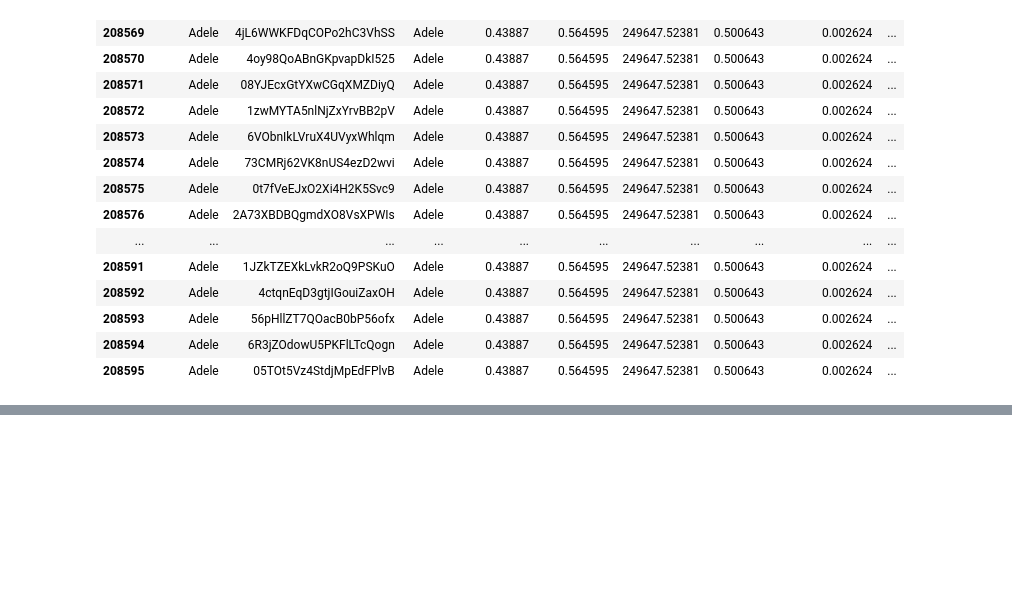
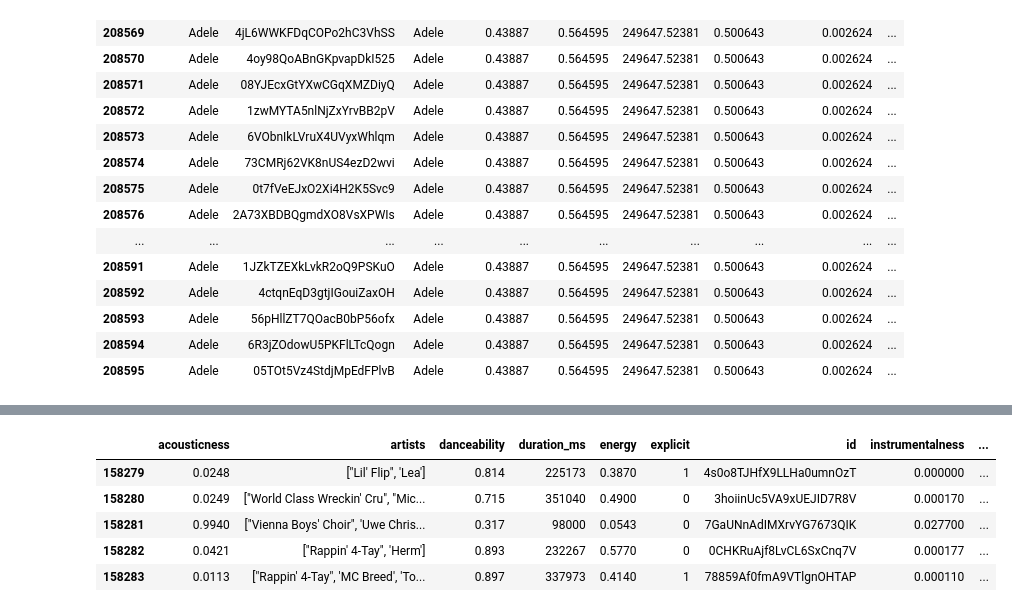
Before and after one commit to ish-kumar/Spotify-Recommender-System, a Jupyter notebook: recommender system/recommender.ipynb, the cells around one changed output, grey strips where cells are left out. Cells and saved outputs as stored; diff of their text form; code cells hidden in the pictures; blank space fills up the shorter version.

```diff
--- a/recommender system/recommender.ipynb
+++ b/recommender system/recommender.ipynb
@@ -224,0 +233,9 @@ spotify_df.head()
+# %%
+spotify_df.tail()
+# %% [output]
+|  | acousticness | artists | danceability | duration_ms | energy | explicit | id | instrumentalness | ... |
+| 158279 | 0.0248 | ["Lil' Flip", 'Lea'] | 0.814 | 225173 | 0.3870 | 1 | 4s0o8TJHfX9LLHa0umnOzT | 0.000000 | ... |
+| 158280 | 0.0249 | ["World Class Wreckin' Cru", "Mic... | 0.715 | 351040 | 0.4900 | 0 | 3hoiinUc5VA9xUEJID7R8V | 0.000170 | ... |
+| 158281 | 0.9940 | ["Vienna Boys' Choir", 'Uwe Chris... | 0.317 | 98000 | 0.0543 | 0 | 7GaUNnAdIMXrvYG7673QIK | 0.027700 | ... |
+| 158282 | 0.0421 | ["Rappin' 4-Tay", 'Herm'] | 0.893 | 232267 | 0.5770 | 0 | 0CHKRuAjf8LvCL6SxCnq7V | 0.000177 | ... |
+| 158283 | 0.0113 | ["Rappin' 4-Tay", 'MC Breed', 'To... | 0.897 | 337973 | 0.4140 | 1 | 78859Af0fmA9VTlgnOHTAP | 0.000110 | ... |
```
Also changed, not shown: parts of 29 cells of this notebook.
